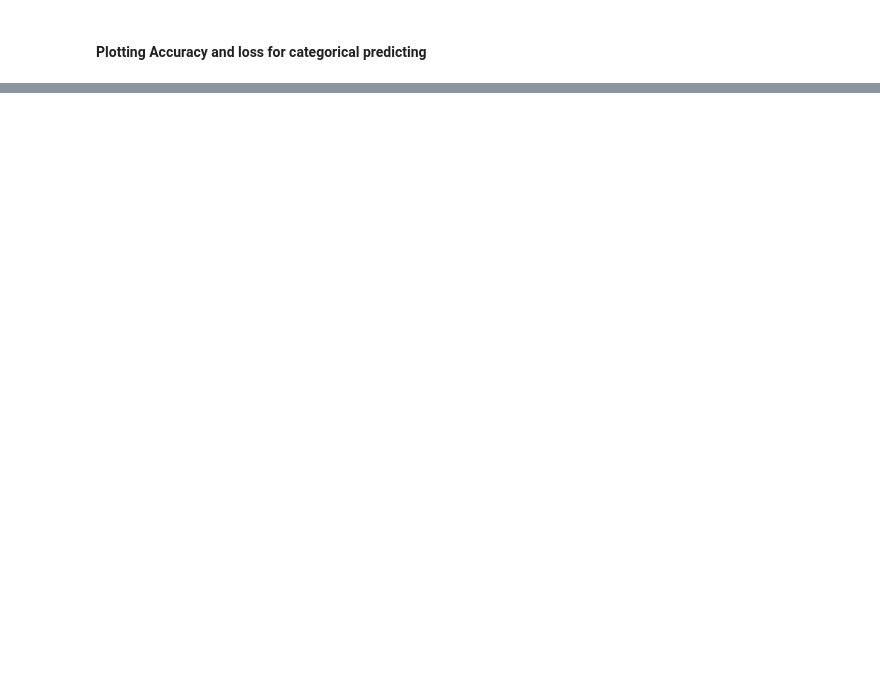
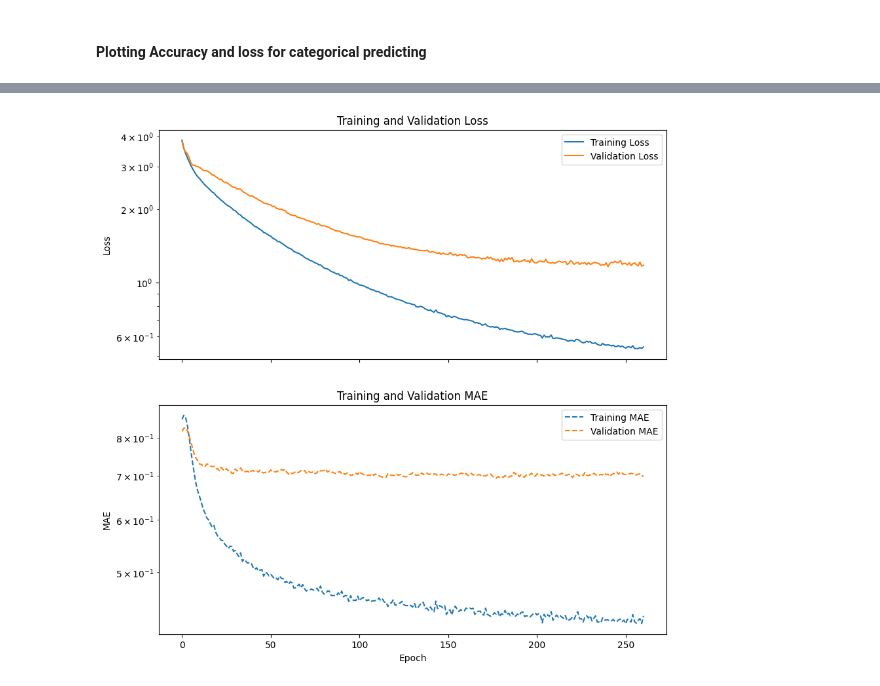
Before and after one commit to mErenSekkeli/Image-Captioning-with-RL, a Jupyter notebook: RLHF_runner.ipynb, the cells around one changed output, grey strips where cells are left out. Saved outputs shown, nothing was run; the diff lists cells and outputs as text; code cells hidden in the pictures; blank space fills up the shorter version.

```diff
--- a/RLHF_runner.ipynb
+++ b/RLHF_runner.ipynb
@@ -24,11 +22,7 @@ Exception: Features already extracted
 from load_data import load_json_data
 
 # Load data
-data1 = load_json_data("data/result.json", 1000, 1099)
-data2 = load_json_data("data/result.json", 1200, 1299)
-data3 = load_json_data("data/result.json", 1400, 1459)
-
-data = data1 + data2 + data3
-len(data)
+data = load_json_data("data/result.json", 1000, 1519)
+data[-1]
 # %% [output]
 /content/drive/My Drive/Colab Notebooks/RLHF_final
@@ -627,0 +805,30 @@ weighted avg       0.60      0.62      0.60      1251
+# %%
+import pandas as pd
+import matplotlib.pyplot as plt
+
+# Convert model history into a Pandas DataFrame
+losses_df = pd.DataFrame(model_image.history.history)
+# Plot the losses and MSE on separate subplots
+fig, axes = plt.subplots(nrows=2, ncols=1, figsize=(10, 10), sharex=True)
+
+# Loss plot
+axes[0].plot(losses_df['loss'], label='Training Loss')
+axes[0].plot(losses_df['val_loss'], label='Validation Loss')
+axes[0].set_title('Training and Validation Loss')
+axes[0].set_ylabel('Loss')
+axes[0].legend()
+axes[0].set_yscale('log')
+
+# MSE plot
+axes[1].plot(losses_df['mean_absolute_error'], label='Training MAE', linestyle='--')
+axes[1].plot(losses_df['val_mean_absolute_error'], label='Validation MAE', linestyle='--')
+axes[1].set_title('Training and Validation MAE')
+axes[1].set_ylabel('MAE')
+axes[1].set_xlabel('Epoch')
+axes[1].legend()
+axes[1].set_yscale('log')
+
+# Show the plot
+plt.show()
+# %% [output]
+[figure, added]
```
Also changed, not shown: parts of 25 cells of this notebook.
